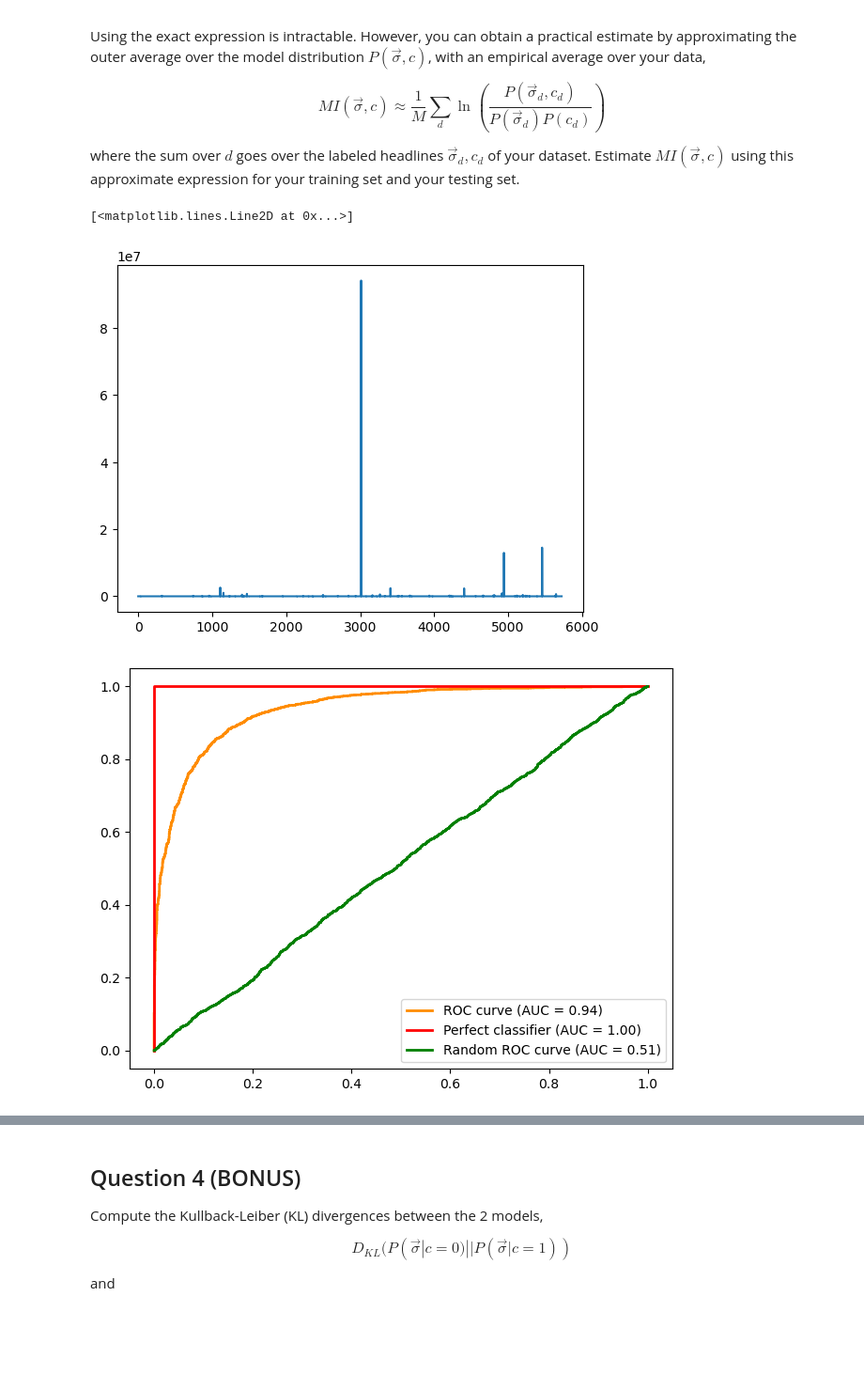
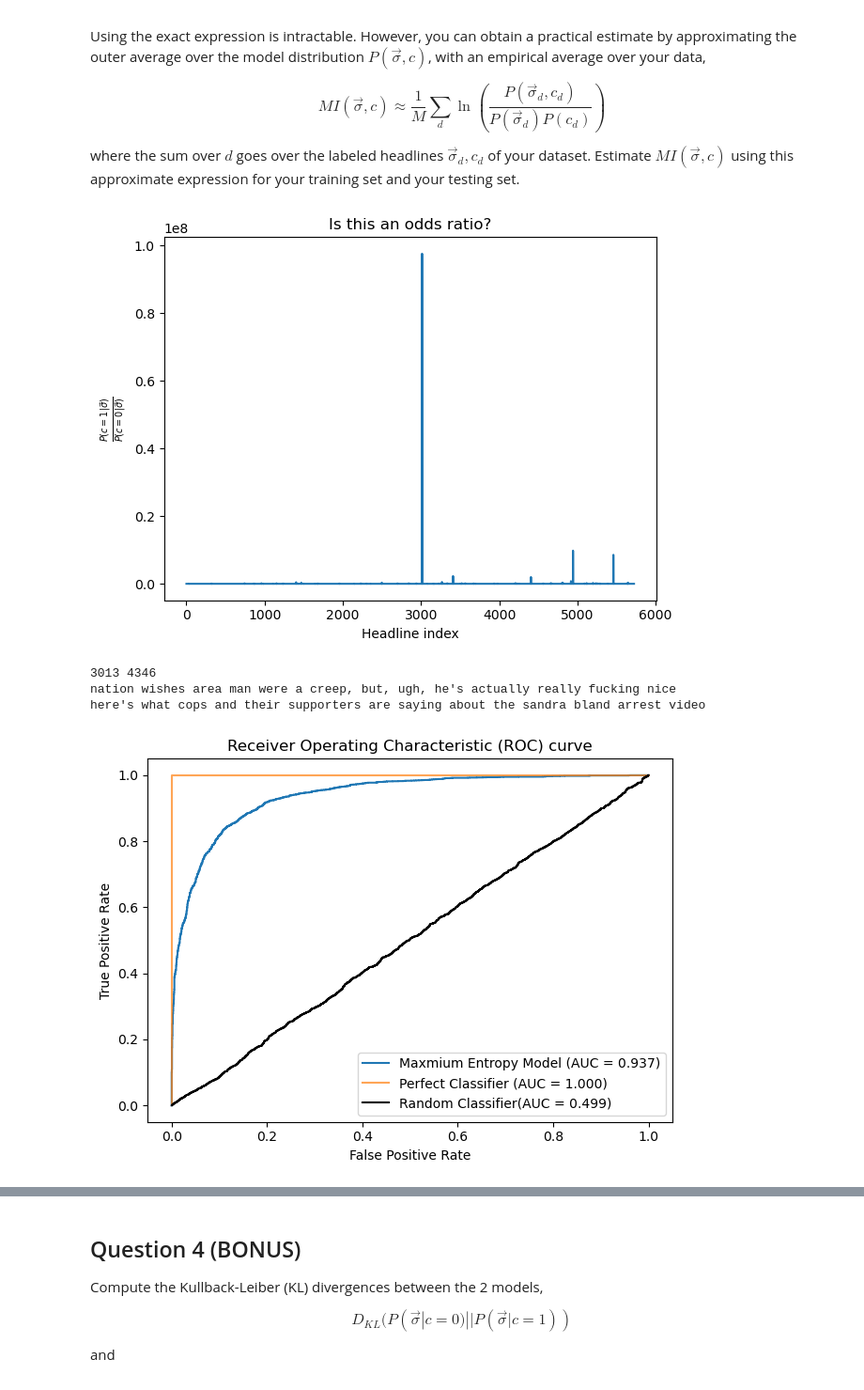
Before and after one commit to CEBangu/COGSCI316_Machine-Learning, a Jupyter notebook: Maximum Entropy Models/MaxEnt.ipynb, the cells around one changed output, grey strips where cells are left out. Shown: that part at 94% size. Drawn from its saved outputs; the diff is of its cells as text; code cells hidden in the pictures; blank space fills up the shorter version.

```diff
--- a/Maximum Entropy Models/MaxEnt.ipynb
+++ b/Maximum Entropy Models/MaxEnt.ipynb
@@ -130,17 +130,18 @@ non_sarcastic_train = [doc for doc in train_data if doc['is_sarcastic'] == 0]
 sarcastic_test = [doc for doc in tests_data if doc['is_sarcastic'] == 1]
 non_sarcastic_test = [doc for doc in tests_data if doc['is_sarcastic'] == 0]
 
-def to_vec(doc):
+def to_vec(doc, index=word_index, vocab_size=L):
     '''Helper function that vectorizes a headline'''
     # create an empty vector of size L (vocab size)
-    vec = np.zeros(L)
+    vec = np.zeros(vocab_size)
 
     # split the headline into words
     words = doc.split()
 
     # increment the count of each word and add 1 to the vector at the corresponding positon
     for word in words:
-        vec[word_index[word]] += 1
+        if vec[index[word]] < 1: # but no more than 1
+            vec[index[word]] += 1
 
     return vec
 
@@ -336,43 +347,66 @@ def conditional_prob(data, fields):
     return np.array(probs)
 
 
-prior_s = (len(sarcastic_train) / len(train_data))
-prior_ns = (len(non_sarcastic_train) / len(train_data))
+prior_s = (len(sarcastic_train))
+prior_ns = (len(non_sarcastic_train))
 
 pcond_s = conditional_prob(tests_data, pf_sarcastic)
 pcond_ns = conditional_prob(tests_data, pf_nonsarcastic)
 
 y = ((pcond_s * prior_s) / (pcond_ns * prior_ns))
-plt.plot(y)
+
+fig, ax = plt.subplots()
+ax.plot(y)
+ax.set_xlabel('Headline index')
+ax.set_ylabel(r'$\frac{P(c=1|\vec{\sigma})}{P(c=0|\vec{\sigma})}$')
+ax.set_title('Is this an odds ratio?')
+
+fig.tight_layout()
+# plt.savefig('odds_values.png')
 # %% [output]
-[<matplotlib.lines.Line2D at 0x...>]
-[figure, old version]
+[figure, new version]
+# %%
+print(np.where(y == np.max(y))[0][0], np.where(y == np.min(y))[0][0])
+
+print(tests_data[np.where(y == np.max(y))[0][0]]['headline'])
+
+print(tests_data[np.where(y == np.min(y))[0][0]]['headline'])
+# %% [output]
+3013 4346
+nation wishes area man were a creep, but, ugh, he's actually really fucking nice
+here's what cops and their supporters are saying about the sandra bland arrest video
 # %%
 #Q3b ROC and AUC
 
 fpr, tpr, thresholds = roc_curve([doc['is_sarcastic'] for doc in tests_data], y)
 
 # Calculate Area Under the Curve (AUC)
 roc_auc = auc(fpr, tpr)
 
 
 y_random = np.random.rand(len(tests_data))
 fpr_random, tpr_random, _ = roc_curve([doc['is_sarcastic'] for doc in tests_data], y_random)
 roc_auc_random = auc(fpr_random, tpr_random)
 
 y_perfect = [doc['is_sarcastic'] for doc in tests_data]
 fpr_perfect, tpr_perfect, _ = roc_curve([doc['is_sarcastic'] for doc in tests_data], y_perfect)
 roc_auc_perfect = auc(fpr_perfect, tpr_perfect)
 
 # Create plot
 fig, ax = plt.subplots()
-ax.plot(fpr, tpr, color='darkorange', lw=2,
-         label=f'ROC curve (AUC = {roc_auc:.2f})')
-ax.plot(fpr_perfect, tpr_perfect, color='red', lw=2, label=f'Perfect classifier (AUC = {roc_auc_perfect:.2f})')
-ax.plot(fpr_random, tpr_random, color='green', lw=2,
-         label=f'Random ROC curve (AUC = {roc_auc_random:.2f})')
+ax.plot(fpr, tpr,
+         label=f'Maxmium Entropy Model (AUC = {roc_auc:.3f})')
+ax.plot(fpr_perfect, tpr_perfect, alpha=0.7, label=f'Perfect Classifier (AUC = {roc_auc_perfect:.3f})')
+
+ax.plot(fpr_random, tpr_random, color='black',
+         label=f'Random Classifier(AUC = {roc_auc_random:.3f})')
 ax.legend(loc='lower right')
 
+ax.set_xlabel('False Positive Rate')
+ax.set_ylabel('True Positive Rate')
+ax.set_title('Receiver Operating Characteristic (ROC) curve')
+
 fig.tight_layout()
+# fig.savefig('roc_auc.png')
 # %% [output]
-[figure, old version]
+[figure, new version]
```
Also changed, not shown: parts of 11 cells of this notebook, 1 other file.
